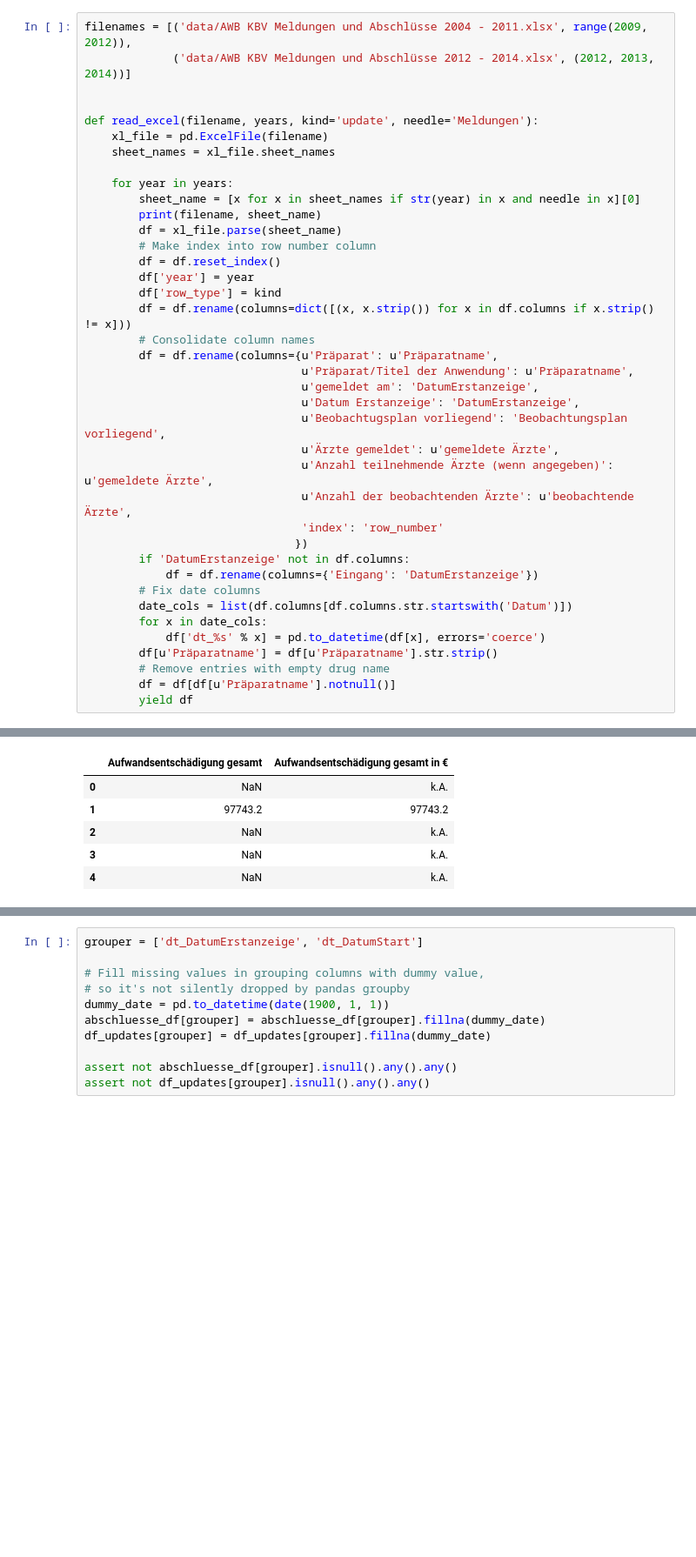
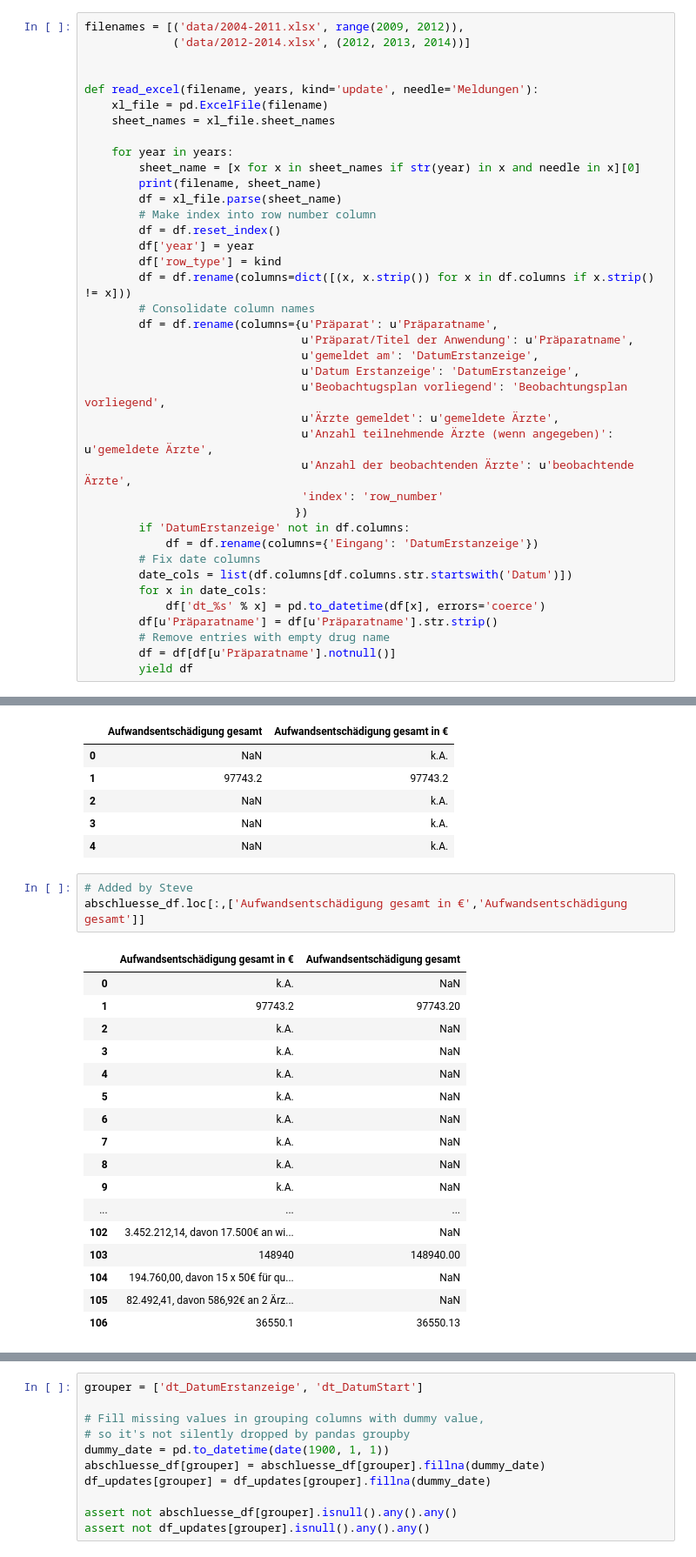
Before and after one commit to swkasica/awb-notebook, a Jupyter notebook: awb_meldungen.ipynb, the cells around one changed output, grey strips where cells are left out. Shown: that part at 87% size. Drawn from its saved outputs; the diff is of its cells as text; blank space fills up the shorter version.

```diff
--- a/awb_meldungen.ipynb
+++ b/awb_meldungen.ipynb
@@ -22,8 +22,8 @@ matplotlib.rcParams['svg.fonttype'] = 'none'
 
 pd.options.display.max_rows = 150
 # %%
-filenames = [('data/AWB KBV Meldungen und Abschlüsse 2004 - 2011.xlsx', range(2009, 2012)),
-             ('data/AWB KBV Meldungen und Abschlüsse 2012 - 2014.xlsx', (2012, 2013, 2014))]
+filenames = [('data/2004-2011.xlsx', range(2009, 2012)),
+             ('data/2012-2014.xlsx', (2012, 2013, 2014))]
 
 
 def read_excel(filename, years, kind='update', needle='Meldungen'):
@@ -206,3 +220,24 @@ abschluesse_df[['Aufwandsentschädigung gesamt', 'Aufwandsentschädigung gesamt
 | 2 | NaN | k.A. |
 | 3 | NaN | k.A. |
 | 4 | NaN | k.A. |
+# %%
+# Added by Steve
+abschluesse_df.loc[:,['Aufwandsentschädigung gesamt in €','Aufwandsentschädigung gesamt']]
+# %% [output]
+|  | Aufwandsentschädigung gesamt in € | Aufwandsentschädigung gesamt |
+| 0 | k.A. | NaN |
+| 1 | 97743.2 | 97743.20 |
+| 2 | k.A. | NaN |
+| 3 | k.A. | NaN |
+| 4 | k.A. | NaN |
+| 5 | k.A. | NaN |
+| 6 | k.A. | NaN |
+| 7 | k.A. | NaN |
+| 8 | k.A. | NaN |
+| 9 | k.A. | NaN |
+| ... | ... | ... |
+| 102 | 3.452.212,14, davon 17.500€ an wi... | NaN |
+| 103 | 148940 | 148940.00 |
+| 104 | 194.760,00, davon 15 x 50€ für qu... | NaN |
+| 105 | 82.492,41, davon 586,92€ an 2 Ärz... | NaN |
+| 106 | 36550.1 | 36550.13 |
```
Also changed, not shown: parts of 5 cells of this notebook, 3 other files.
